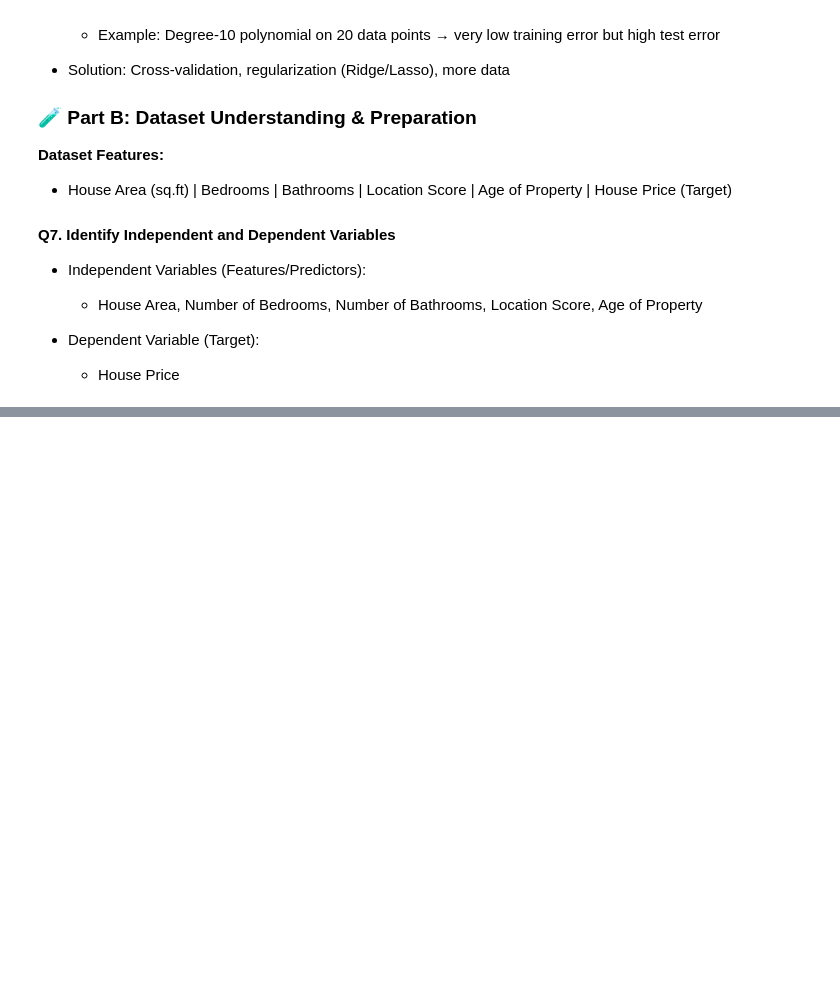
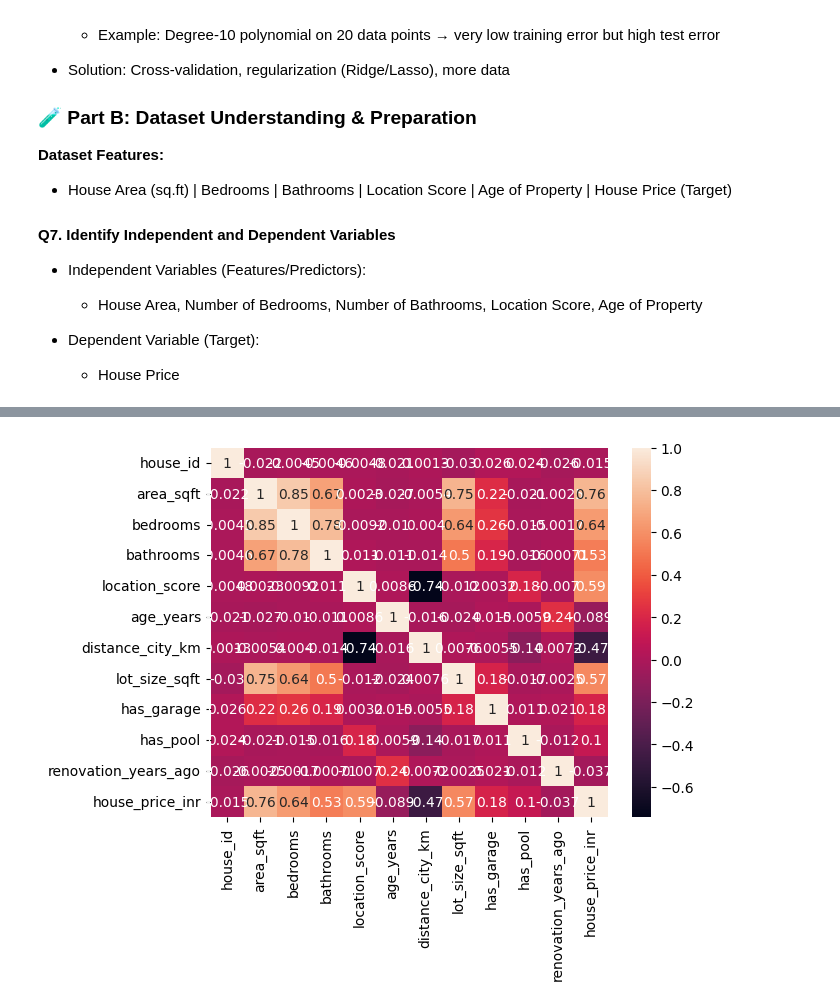
Before and after one commit to dishalukhi123/Supervised-Learning, a Jupyter notebook: PR 1/house_price.ipynb, the cells around one changed output, grey strips where cells are left out. Drawn from its saved outputs; the diff is of its cells as text; code cells hidden in the pictures; blank space fills up the shorter version.

```diff
--- a/PR 1/house_price.ipynb
+++ b/PR 1/house_price.ipynb
@@ -75,0 +83,3 @@ The model minimizes the Sum of Squared Errors (SSE) to find the best-fit line.
+# %%
+df = pd.read_csv("house_prices.csv")
+df.head()
@@ -75,0 +93,10 @@ The model minimizes the Sum of Squared Errors (SSE) to find the best-fit line.
+# %%
+df.columns = df.columns.str.strip()
+
+X = df.drop("house_price_inr", axis=1)
+y = df["house_price_inr"]
+# %%
+sns.heatmap(df.corr(), annot=True)
+plt.show()
+# %% [output]
+[figure, added]
```
Also changed, not shown: parts of 10 cells of this notebook, 1 other file.
